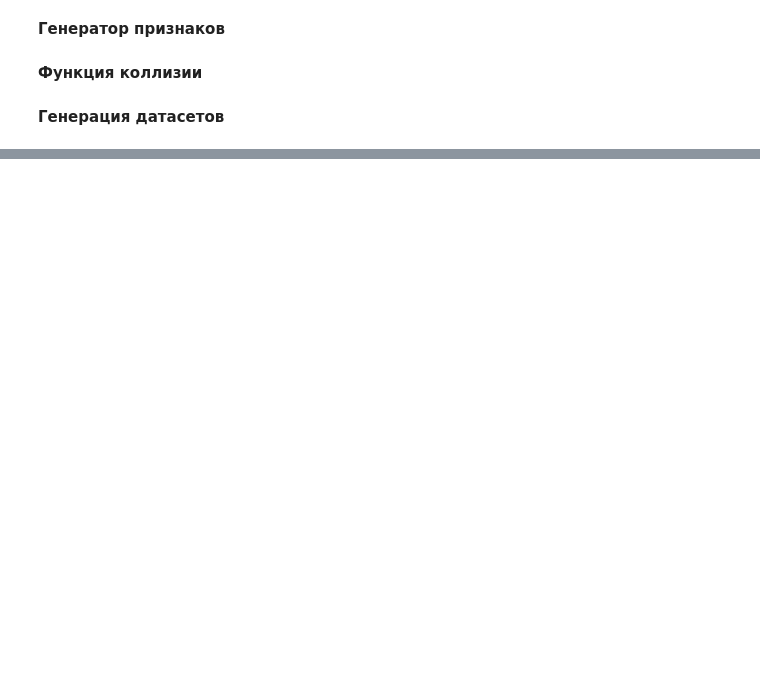
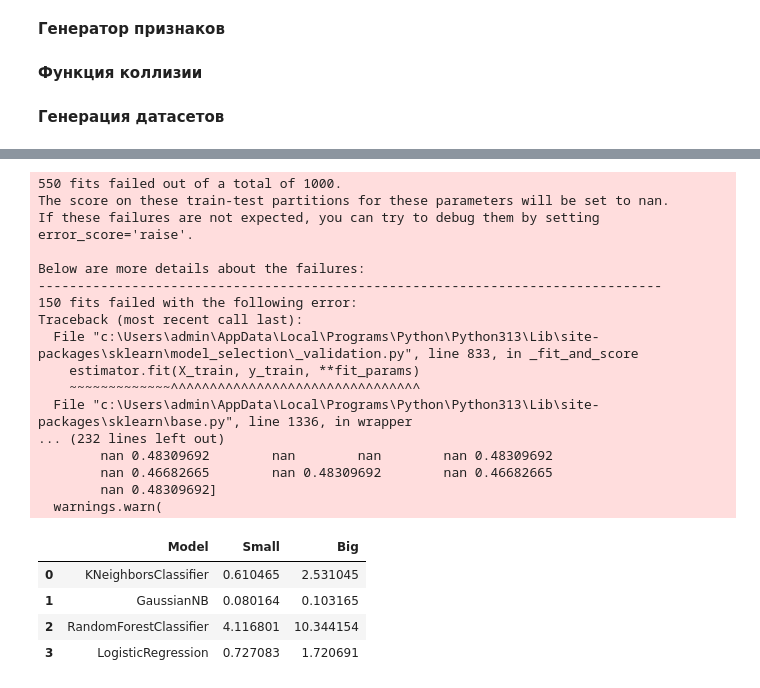
Before and after one commit to TheSlavchik/Unik, a Jupyter notebook: PP/Lab2/lab2.ipynb, the cells around one changed output, grey strips where cells are left out. Saved outputs shown, nothing was run; the diff lists cells and outputs as text; code cells hidden in the pictures; blank space fills up the shorter version.

```diff
--- a/PP/Lab2/lab2.ipynb
+++ b/PP/Lab2/lab2.ipynb
@@ -265,0 +287,77 @@ results_df
+# %%
+import joblib
+
+datasets_to_run = {
+    "Small": datasets["ID1_S50_F5"],
+    "Big": datasets["ID12_S1500_F15"]
+}
+
+param_grids = [
+    {
+        'n_neighbors': [1, 2, 3, 5, 7, 9, 11, 13, 15],
+        'weights': ['uniform', 'distance'],
+        'metric': ['euclidean', 'manhattan', 'minkowski'],
+        'p': [1, 1.5, 2]
+    },
+    {
+        'var_smoothing': np.logspace(-10, -1, num=10)
+    },
+    {
+        'n_estimators': [100, 200, 300],
+        'min_samples_split': [2, 5, 10],
+        'random_state': [None, 777],
+        'bootstrap': [True, False]
+    },
+    {
+        'l1_ratio': [0, 0.3, 0.5, 0.7, 1],
+        'C': [0.001, 0.01, 0.1, 1.0, 10.0],
+        'solver': ['lbfgs', 'liblinear', 'newton-cg', 'saga'],
+        'random_state': [None, 777]
+    }
+]
+
+fit_results = []
+
+for i, model in enumerate(models):
+    model_name = model.__class__.__name__
+    row = {"Model": model_name}
+
+    for ds_name, df in datasets_to_run.items():
+        y = df["collision"]
+        X = df.drop(["collision"], axis=1)
+
+        X_train, _, y_train, _ = train_test_split(X, y, test_size=0.2, random_state=228)
+        grid_search = GridSearchCV(model, param_grids[i], cv=5, scoring='f1_weighted', n_jobs=-1)
+
+        row[ds_name] = get_train_time(grid_search, X_train, y_train)
+
+    joblib.dump(model, model_name)
+
+
+    fit_results.append(row)
+
+df_results = pd.DataFrame(fit_results)
+df_results
+# %% [output]
+550 fits failed out of a total of 1000.
+The score on these train-test partitions for these parameters will be set to nan.
+If these failures are not expected, you can try to debug them by setting error_score='raise'.
+
+Below are more details about the failures:
+--------------------------------------------------------------------------------
+150 fits failed with the following error:
+Traceback (most recent call last):
+  File "c:\Users\admin\AppData\Local\Programs\Python\Python313\Lib\site-packages\sklearn\model_selection\_validation.py", line 833, in _fit_and_score
+    estimator.fit(X_train, y_train, **fit_params)
+    ~~~~~~~~~~~~~^^^^^^^^^^^^^^^^^^^^^^^^^^^^^^^^
+  File "c:\Users\admin\AppData\Local\Programs\Python\Python313\Lib\site-packages\sklearn\base.py", line 1336, in wrapper
+... (232 lines left out)
+        nan 0.48309692        nan        nan        nan 0.48309692
+        nan 0.46682665        nan 0.48309692        nan 0.46682665
+        nan 0.48309692]
+  warnings.warn(
+|  | Model | Small | Big |
+| 0 | KNeighborsClassifier | 0.610465 | 2.531045 |
+| 1 | GaussianNB | 0.080164 | 0.103165 |
+| 2 | RandomForestClassifier | 4.116801 | 10.344154 |
+| 3 | LogisticRegression | 0.727083 | 1.720691 |
```
Also changed, not shown: parts of 10 cells of this notebook, 17 other files.
